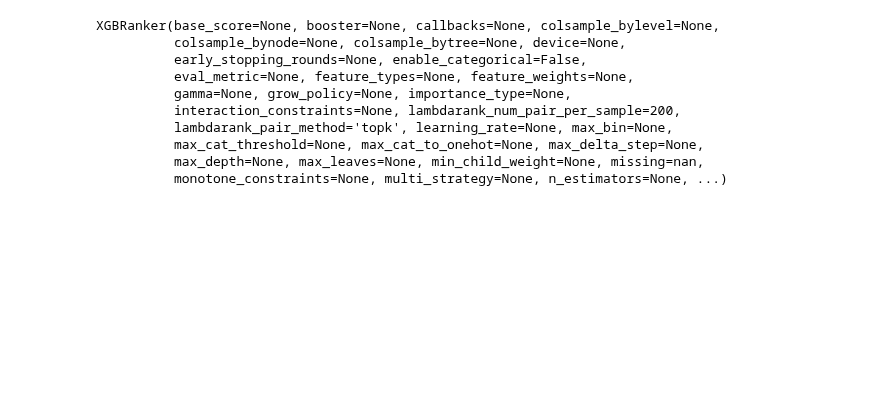
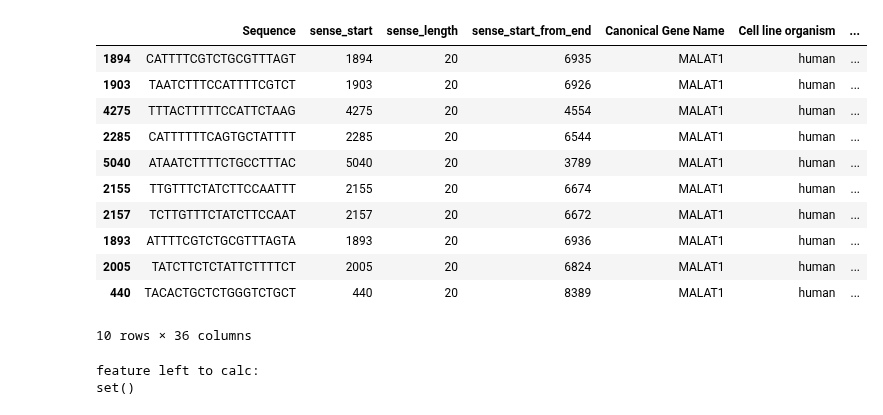
Before and after one commit to RedPenguin100/ASOdesign, a Jupyter notebook: scripts/Models/Model2.ipynb, the cells around one changed output. Drawn from its saved outputs; the diff is of its cells as text; code cells hidden in the pictures; blank space fills up the shorter version.

```diff
--- a/scripts/Models/Model2.ipynb
+++ b/scripts/Models/Model2.ipynb
@@ -7,15 +27,18 @@ main_df[SEQUENCE] = main_df[SEQUENCE].astype(str)
 # %%
-from asodesigner.read_human_genome import get_locus_to_data_dict
-import pickle
-from asodesigner.consts import CACHE_DIR
-
+from utils import *
+from feature_creation import *
+flag = True
 genes_u = ['HIF1A', 'APOL1', 'YAP1', 'SOD1', 'SNCA', 'IRF4', 'KRAS', 'KLKB1', 'SNHG14', 'DGAT2', 'IRF5', 'HTRA1',
            'MYH7', 'MALAT1', 'HSD17B13']
-cache_path = CACHE_DIR / 'gene_to_data_simple_cache.pickle'
-if not cache_path.exists():
-    gene_to_data = get_locus_to_data_dict(include_introns=True, gene_subset=genes_u)
-    with open(cache_path, 'wb') as f:
-        pickle.dump(gene_to_data, f)
-else:
-    with open(cache_path, 'rb') as f:
-        gene_to_data = pickle.load(f)
+
+gene_to_data =  create_gene_to_data(genes_u)
+
+n=10
+genes_lst  = ['MALAT1']
+dfs = fill_dfs(genes_lst,gene_to_data)
+model = create_and_load_model()
+for gene, df in dfs.items():
+    df = dfs[gene].copy()
+    df["score"] = model.predict(df[selected_features].values)
+    df["sense"] = df[SEQUENCE].astype(str).str.translate(tbl).str[::-1]
+    top_n = df.nlargest(n, 'score')
@@ -120 +47,27 @@ seed = 42
+# %%
+top_n
+# %% [output]
+|  | Sequence | sense_start | sense_length | sense_start_from_end | Canonical Gene Name | Cell line organism | ... |
+| 1894 | CATTTTCGTCTGCGTTTAGT | 1894 | 20 | 6935 | MALAT1 | human | ... |
+| 1903 | TAATCTTTCCATTTTCGTCT | 1903 | 20 | 6926 | MALAT1 | human | ... |
+| 4275 | TTTACTTTTTCCATTCTAAG | 4275 | 20 | 4554 | MALAT1 | human | ... |
+| 2285 | CATTTTTTCAGTGCTATTTT | 2285 | 20 | 6544 | MALAT1 | human | ... |
+| 5040 | ATAATCTTTTCTGCCTTTAC | 5040 | 20 | 3789 | MALAT1 | human | ... |
+| 2155 | TTGTTTCTATCTTCCAATTT | 2155 | 20 | 6674 | MALAT1 | human | ... |
+| 2157 | TCTTGTTTCTATCTTCCAAT | 2157 | 20 | 6672 | MALAT1 | human | ... |
+| 1893 | ATTTTCGTCTGCGTTTAGTA | 1893 | 20 | 6936 | MALAT1 | human | ... |
+| 2005 | TATCTTCTCTATTCTTTTCT | 2005 | 20 | 6824 | MALAT1 | human | ... |
+| 440 | TACACTGCTCTGGGTCTGCT | 440 | 20 | 8389 | MALAT1 | human | ... |
+10 rows × 36 columns
+# %%
+df = dfs['MALAT1'].copy()
+exist = ( set(df.columns) & set(selected_features) )
+left = exist ^set(selected_features)
+print("feature left to calc:")
+print(left)
+for col in left:
+    df[col] = 0
+# %% [output]
+feature left to calc:
+set()
 # %%
@@ -127,20 +75,0 @@ model = XGBRanker(objective='rank:ndcg', ndcg_exp_gain=False, lambdarank_pair_me
-# %%
-# Real model, better to train on everything here
-df_copy = non_hepa_cancer.copy()
-df_copy['group_key'] = df_copy[CELL_LINE].astype(str)
-df_copy = df_copy.sort_values('group_key')
-group_train = df_copy.groupby('group_key').size().tolist()
-X = df_copy[selected_features]  # CHANGED: using selected_features
-y = df_copy[metric]
-model.fit(X.to_numpy(), y.to_numpy(), group=group_train)
-# %% [output]
-XGBRanker(base_score=None, booster=None, callbacks=None, colsample_bylevel=None,
-          colsample_bynode=None, colsample_bytree=None, device=None,
-          early_stopping_rounds=None, enable_categorical=False,
-          eval_metric=None, feature_types=None, feature_weights=None,
-          gamma=None, grow_policy=None, importance_type=None,
-          interaction_constraints=None, lambdarank_num_pair_per_sample=200,
-          lambdarank_pair_method='topk', learning_rate=None, max_bin=None,
-          max_cat_threshold=None, max_cat_to_onehot=None, max_delta_step=None,
-          max_depth=None, max_leaves=None, min_child_weight=None, missing=nan,
-          monotone_constraints=None, multi_strategy=None, n_estimators=None, ...)
```
Also changed, not shown: parts of 54 cells of this notebook, 7 other files.
